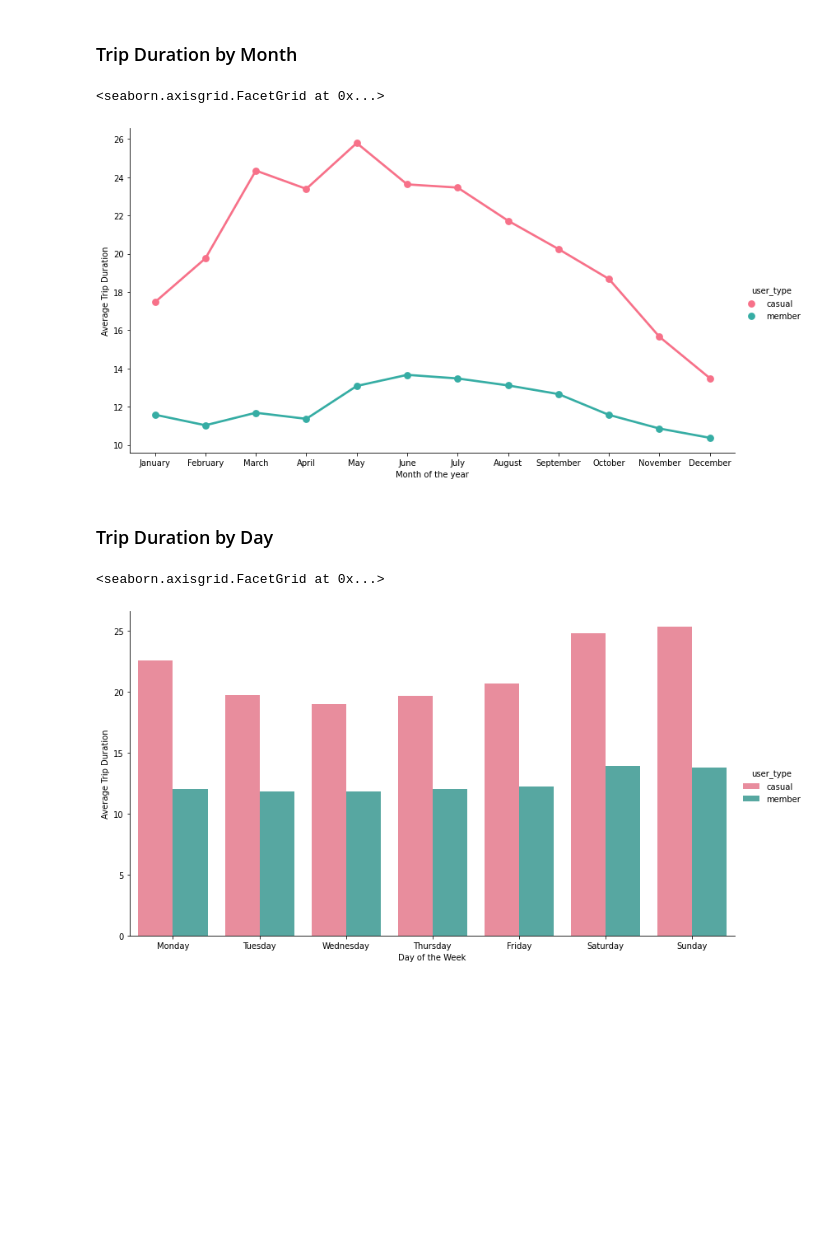
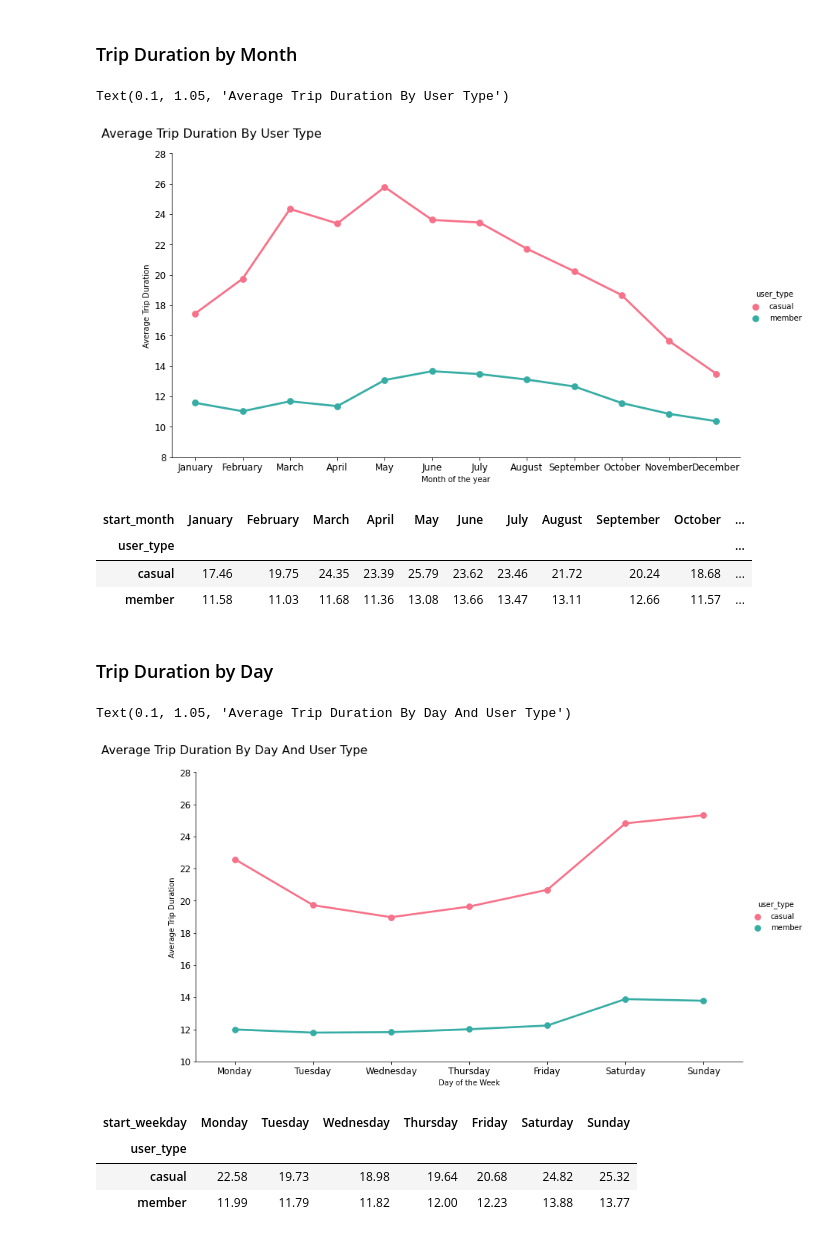
Before and after one commit to FedeDipa91/pbix, a Jupyter notebook: BikeSharing/BikeSharing_cd_analysis.ipynb, the cells around one changed output. Saved outputs shown, nothing was run; the diff lists cells and outputs as text; code cells hidden in the pictures; blank space fills up the shorter version.

```diff
--- a/BikeSharing/BikeSharing_cd_analysis.ipynb
+++ b/BikeSharing/BikeSharing_cd_analysis.ipynb
@@ -183,18 +256,43 @@ h.set_xticklabels(ha ='center')
 u = sns.catplot(data=trips, kind='point', x='start_month', y='trip_duration', hue='user_type',
                ci=None, height=6, aspect=1.8, alpha=0.9, palette='husl')
 u.set(xlabel='Month of the year', ylabel='Average Trip Duration')
-u.set_xticklabels(ha='center')
+u.set_xticklabels(ha='center', fontsize=12)
+u.set_yticklabels(fontsize=12)
+u.set_titles(fontsize=14)
+u.fig.suptitle("Average Trip Duration By User Type", fontsize=16, x=0.1, y=1.05)
 # %% [output]
-<seaborn.axisgrid.FacetGrid at 0x...>
+Text(0.1, 1.05, 'Average Trip Duration By User Type')
-[figure, old version]
+[figure, new version]
+# %%
+#Make a pivot table
+pivot_dur_bymonth = pd.pivot_table(trips, values='trip_duration', index='user_type', columns='start_month', aggfunc='mean')
+pivot_dur_bymonth.reindex(columns=month_order).round(2)
+# %% [output]
+| start_month | January | February | March | April | May | June | July | August | September | October | ... |
+| user_type |  |  |  |  |  |  |  |  |  |  | ... |
+| casual | 17.46 | 19.75 | 24.35 | 23.39 | 25.79 | 23.62 | 23.46 | 21.72 | 20.24 | 18.68 | ... |
+| member | 11.58 | 11.03 | 11.68 | 11.36 | 13.08 | 13.66 | 13.47 | 13.11 | 12.66 | 11.57 | ... |
 # %% [markdown]
 ### Trip Duration by Day
 # %%
 order = ['Monday', 'Tuesday', 'Wednesday', 'Thursday', 'Friday', 'Saturday', 'Sunday']
-u = sns.catplot(data=trips, kind='bar', x='start_weekday', y='trip_duration', hue='user_type',
+y = sns.catplot(data=trips, kind='point', x='start_weekday', y='trip_duration', hue='user_type',
                ci=None, order=order, height=6, aspect=1.8, alpha=0.9, palette='husl')
-u.set(xlabel='Day of the Week', ylabel='Average Trip Duration')
-u.set_xticklabels(ha='center')
+y.set(xlabel='Day of the Week', ylabel='Average Trip Duration')
+y.set_xticklabels(ha='center', fontsize=12)
+y.set_yticklabels(fontsize=12)
+y.set_titles(fontsize=14)
+y.fig.suptitle("Average Trip Duration By Day And User Type", fontsize=16, x=0.1, y=1.05)
 # %% [output]
-<seaborn.axisgrid.FacetGrid at 0x...>
+Text(0.1, 1.05, 'Average Trip Duration By Day And User Type')
-[figure, old version]
+[figure, new version]
+# %%
+#Make a pivot table
+
+pivot_dur_byday = pd.pivot_table(trips, values='trip_duration', index='user_type', columns='start_weekday', aggfunc='mean')
+pivot_dur_byday.reindex(columns=order).round(2)
+# %% [output]
+| start_weekday | Monday | Tuesday | Wednesday | Thursday | Friday | Saturday | Sunday |
+| user_type |  |  |  |  |  |  |  |
+| casual | 22.58 | 19.73 | 18.98 | 19.64 | 20.68 | 24.82 | 25.32 |
+| member | 11.99 | 11.79 | 11.82 | 12.00 | 12.23 | 13.88 | 13.77 |
```
Also changed, not shown: parts of 24 cells of this notebook.
